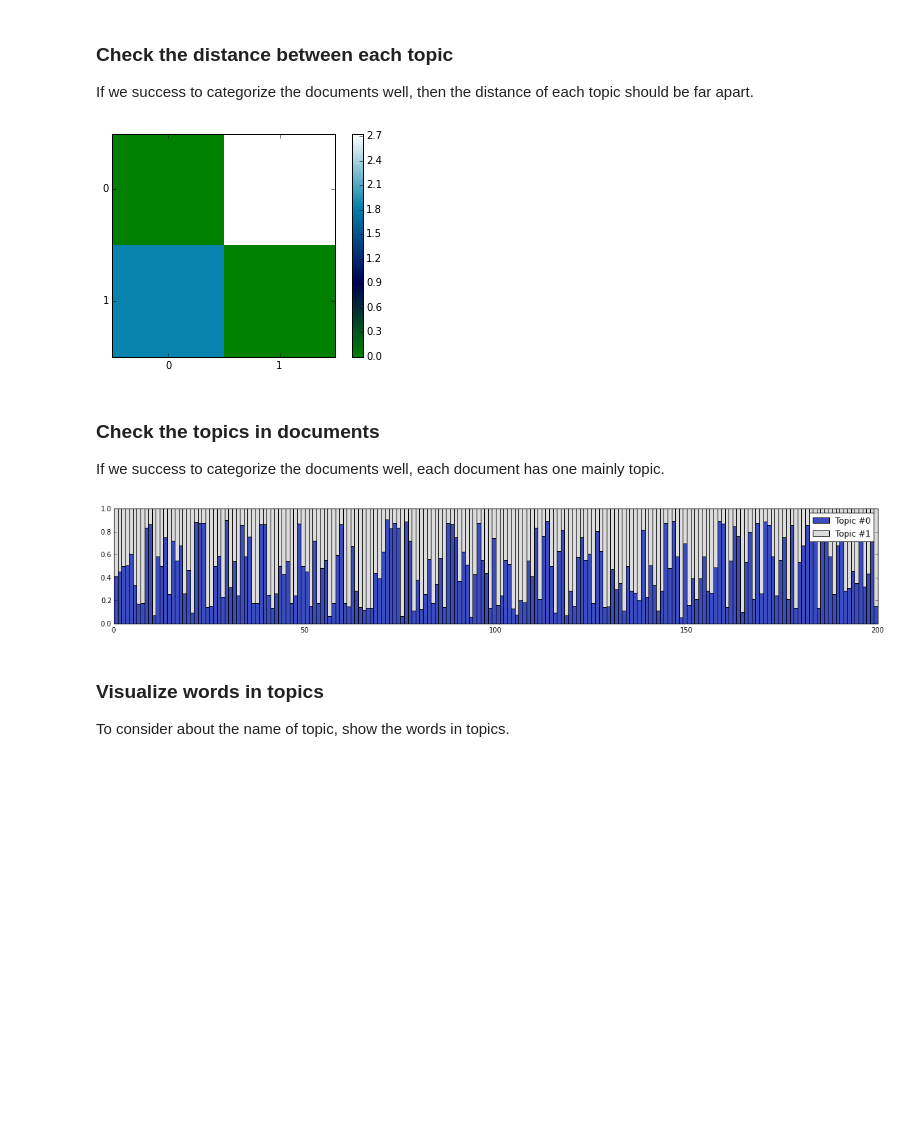
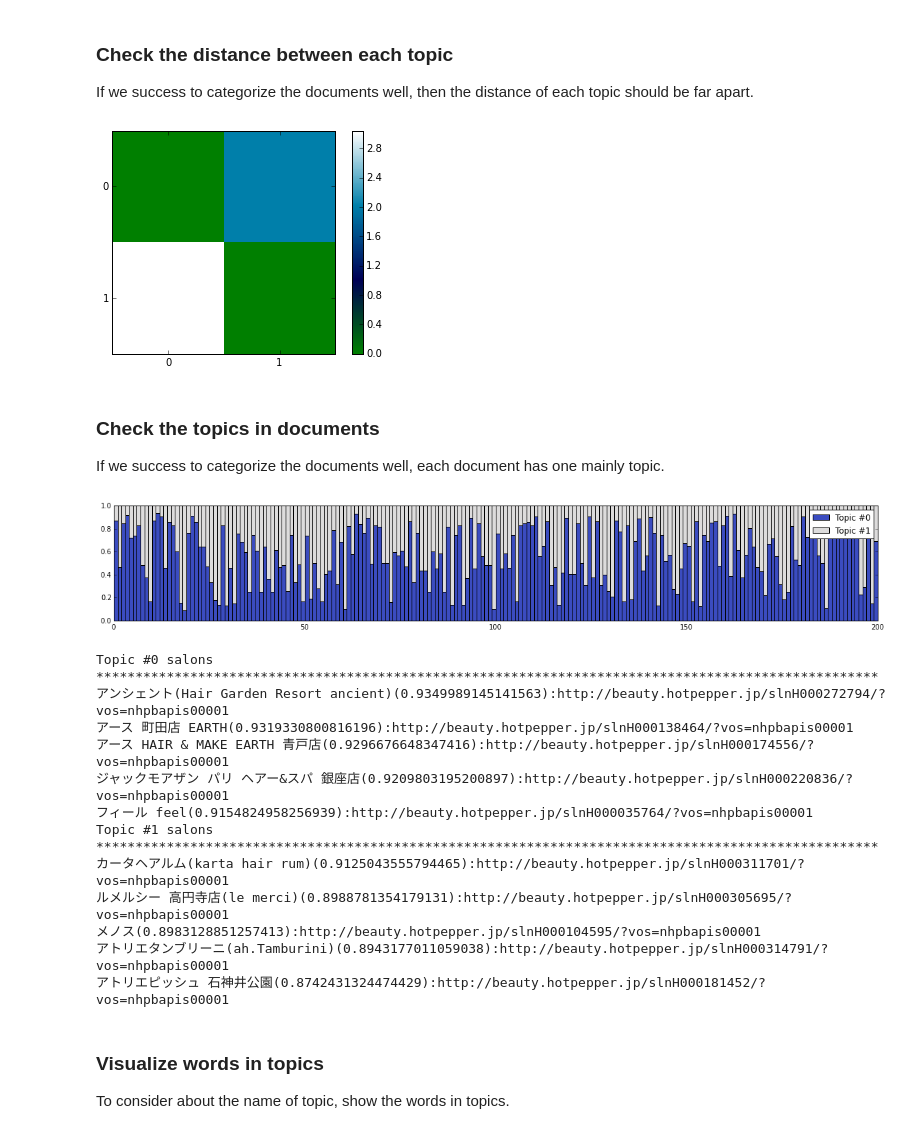
Before and after one commit to icoxfog417/gensim_notebook, a Jupyter notebook: topic_model_evaluation.ipynb, the cells around one changed output. Saved outputs shown, nothing was run; the diff lists cells and outputs as text; code cells hidden in the pictures; blank space fills up the shorter version.

Commit message:
add show salons

```diff
--- a/topic_model_evaluation.ipynb
+++ b/topic_model_evaluation.ipynb
@@ -52,17 +55,22 @@ prefix = "salons"
 
 def load_corpus(p):
     import os
+    import json
     from gensim import corpora
 
+    s_path = os.path.join(PROJECT_ROOT, "./data/{0}.json".format(p))
     d_path = os.path.join(PROJECT_ROOT, "./data/{0}_dict.dict".format(p))
     c_path = os.path.join(PROJECT_ROOT, "./data/{0}_corpus.mm".format(p))
 
+    s = []
+    with open(s_path, "r", encoding="utf-8") as f:
+        s = json.load(f)
     d = corpora.Dictionary.load(d_path)
     c = corpora.MmCorpus(c_path)
 
-    return d, c
+    return s, d, c
 
-dictionary, corpus = load_corpus(prefix)
+salons, dictionary, corpus = load_corpus(prefix)
 
 print(dictionary)
 print(corpus)
@@ -98,11 +106,11 @@ def calc_perplexity(m, c):
 
 def search_model(c, rate_or_size):
     most = [1.0e6, None]
-    training, test = split(c, rate_or_size)
+    training, test = split_corpus(c, rate_or_size)
     print("dataset: training/test = {0}/{1}".format(len(training), len(test)))
 
     for t in topic_range:
-        m = models.LdaModel(corpus=training, id2word=dictionary, num_topics=t, iterations=100, passes=5)
+        m = models.LdaModel(corpus=training, id2word=dictionary, num_topics=t, iterations=250, passes=5)
         p1 = calc_perplexity(m, training)
         p2 = calc_perplexity(m, test)
         print("{0}: perplexity is {1}/{2}".format(t, p1, p2))
@@ -114,6 +122,6 @@ def search_model(c, rate_or_size):
     return most[0], most[1]
 
 perplexity, model = search_model(corpus, test_rate)
-print("Best model: topics={0}, perplexity={0}".format(model.num_topics, perplexity))
+print("Best model: topics={0}, perplexity={1}".format(model.num_topics, perplexity))
 # %% [output]
 dataset: training/test = 4162/1040
@@ -172,7 +180,7 @@ def plot_distance_matrix(m):
 
 plot_distance_matrix(model)
 # %% [output]
-[figure, old version]
+[figure, new version]
 # %% [markdown]
 ### Check the topics in documents
 
@@ -180,38 +188,67 @@ If we success to categorize the documents well, each document has one mainly top
 # %%
 def show_document_topics(c, m, sample_size=200, width=1):
     import random
     import numpy as np
     import matplotlib.pylab as plt
 
     # make document/topics matrix
-    document_topics = []
+    d_topics = []
+    t_documents = {}
     samples = random.sample(range(len(c)), sample_size)
     for s in samples:
         ts = m.__getitem__(corpus[s], -1)
-        document_topics.append([v[1] for v in ts])
+        d_topics.append([v[1] for v in ts])
+        max_topic = max(ts, key=lambda x: x[1])
+        if max_topic[0] not in t_documents:
+            t_documents[max_topic[0]] = []
+        t_documents[max_topic[0]] += [(s, max_topic[1])]
 
-    document_topics = np.array(document_topics)
+    d_topics = np.array(d_topics)
+
+    for t in t_documents:
+        t_documents[t] = sorted(t_documents[t], key=lambda x: x[1], reverse=True)
+
     # draw cumulative bar chart
     fig = plt.figure(figsize=(20, 3))
-    N, K = document_topics.shape
+    N, K = d_topics.shape
     indices = np.arange(N)
     height = np.zeros(N)
     bar = []
     for k in range(K):
         color = plt.cm.coolwarm(k / K, 1)
-        p = plt.bar(indices, document_topics[:, k], width, bottom=None if k == 0 else height, color=color)
-        height += document_topics[:, k]
+        p = plt.bar(indices, d_topics[:, k], width, bottom=None if k == 0 else height, color=color)
+        height += d_topics[:, k]
         bar.append(p)
 
     plt.ylim((0, 1))
-    plt.xlim((0, document_topics.shape[0]))
+    plt.xlim((0, d_topics.shape[0]))
     topic_labels = ['Topic #{}'.format(k) for k in range(K)]
     plt.legend([b[0] for b in bar], topic_labels)
     plt.show(bar)
 
-show_document_topics(corpus, model)
+    return d_topics, t_documents
+
+document_topics, topic_documents = show_document_topics(corpus, model)
+
+num_show_ranks = 5
+for t in topic_documents:
+    print("Topic #{0} salons".format(t) + " " + "*" * 100)
+    for i, v in topic_documents[t][:num_show_ranks]:
+        print("{0}({1}):{2}".format(salons[i]["name"], v, salons[i]["urls"]["pc"]))
 # %% [output]
-[figure, old version]
+[figure, new version]
+Topic #0 salons ****************************************************************************************************
+アンシェント(Hair Garden Resort ancient)(0.9349989145141563):http://beauty.hotpepper.jp/slnH000272794/?vos=nhpbapis00001
+アース 町田店 EARTH(0.9319330800816196):http://beauty.hotpepper.jp/slnH000138464/?vos=nhpbapis00001
+アース HAIR & MAKE EARTH 青戸店(0.9296676648347416):http://beauty.hotpepper.jp/slnH000174556/?vos=nhpbapis00001
+ジャックモアザン パリ ヘアー&スパ 銀座店(0.9209803195200897):http://beauty.hotpepper.jp/slnH000220836/?vos=nhpbapis00001
+フィール feel(0.9154824958256939):http://beauty.hotpepper.jp/slnH000035764/?vos=nhpbapis00001
+Topic #1 salons ****************************************************************************************************
+カータヘアルム(karta hair rum)(0.9125043555794465):http://beauty.hotpepper.jp/slnH000311701/?vos=nhpbapis00001
+ルメルシー 高円寺店(le merci)(0.8988781354179131):http://beauty.hotpepper.jp/slnH000305695/?vos=nhpbapis00001
+メノス(0.8983128851257413):http://beauty.hotpepper.jp/slnH000104595/?vos=nhpbapis00001
+アトリエタンブリーニ(ah.Tamburini)(0.8943177011059038):http://beauty.hotpepper.jp/slnH000314791/?vos=nhpbapis00001
+アトリエピッシュ 石神井公園(0.8742431324474429):http://beauty.hotpepper.jp/slnH000181452/?vos=nhpbapis00001
 # %% [markdown]
 ### Visualize words in topics
 
```
Also changed, not shown: parts of 4 cells of this notebook.
